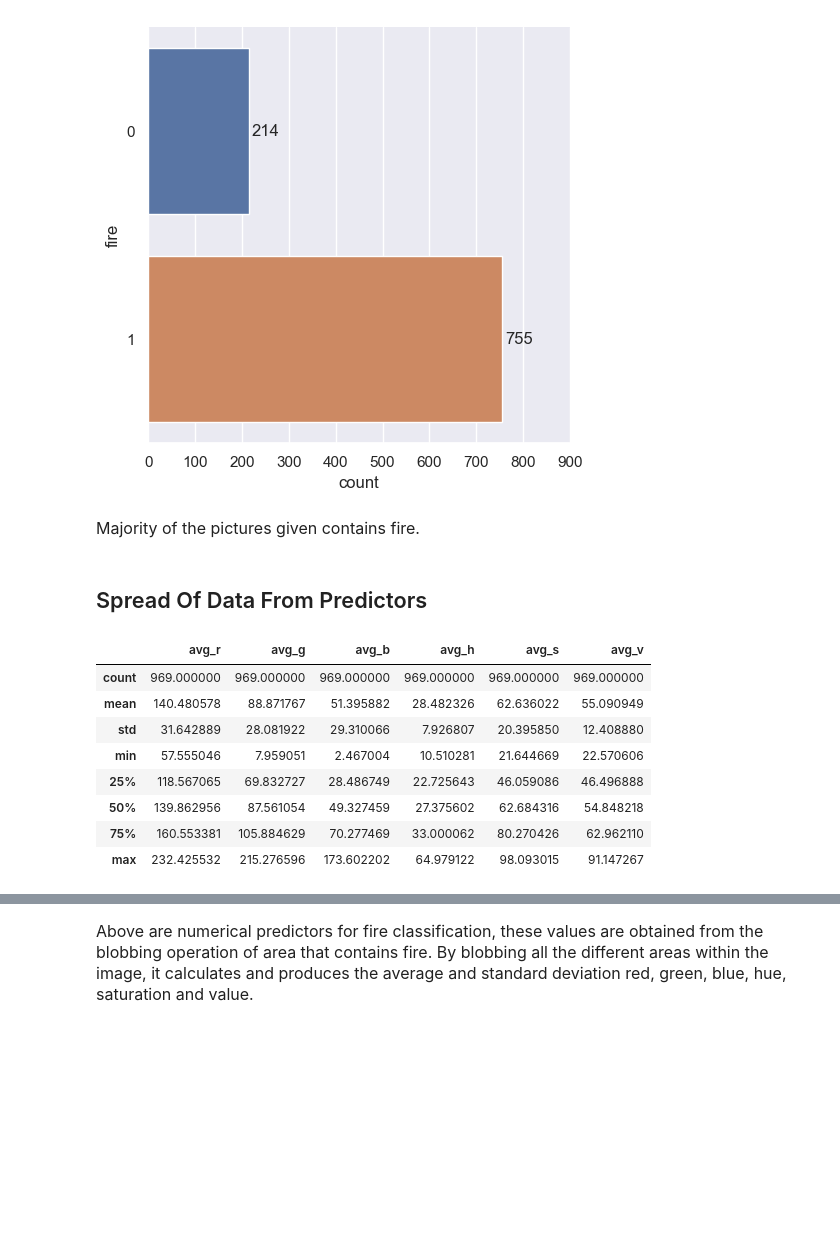
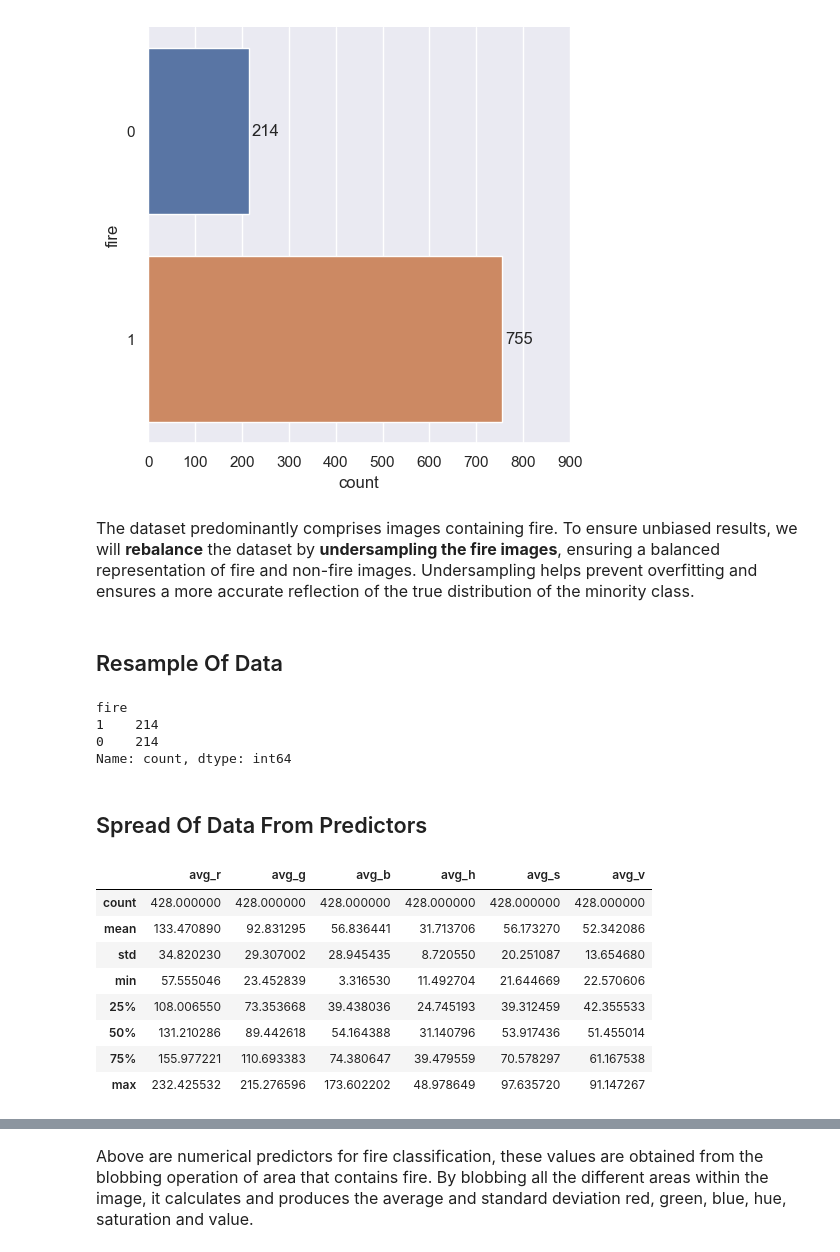
Before and after one commit to TayYuanGeng/SC1015-Mini-Project, a Jupyter notebook: Data Preparation & Cleaning.ipynb, the cells around one changed output, grey strips where cells are left out. Cells and saved outputs as stored; diff of their text form; code cells hidden in the pictures; blank space fills up the shorter version.

```diff
--- a/Data Preparation & Cleaning.ipynb
+++ b/Data Preparation & Cleaning.ipynb
@@ -69,7 +69,7 @@ memory usage: 124.9+ KB
 # %%
 filtered_data = pd.DataFrame(data=output_data)
 # Drop rows with all zeros
-filtered_data = df.loc[(df['size']!=0)]
+filtered_data = output_data.loc[(output_data['size']!=0)]
 # Remove gaps caused by dropped rows
 filtered_data.reset_index(drop=True, inplace=True)
 filtered_data.head()
@@ -131,19 +131,44 @@ plt.show()
 <Figure size 1000x600 with 0 Axes>
 [figure]
 # %% [markdown]
-<font size="3">Majority of the pictures given contains fire.</font>
+<font size="3">The dataset predominantly comprises images containing fire. To ensure unbiased results, we will <b>rebalance</b> the dataset by <b>undersampling the fire images</b>, ensuring a balanced representation of fire and non-fire images. Undersampling helps prevent overfitting and ensures a more accurate reflection of the true distribution of the minority class.</font>
+# %% [markdown]
+## Resample Of Data
+# %%
+from sklearn.utils import resample
+
+# Separate majority and minority classes
+fire_majority = filtered_data[filtered_data['fire'] == 1]
+non_fire_minority = filtered_data[filtered_data['fire'] == 0]
+
+# Downsample the majority class (fire) to match the minority class (non-fire)
+fire_downsampled = resample(fire_majority,
+                            replace=False,    # sample without replacement
+                            n_samples=len(non_fire_minority),    # match the number in minority class
+                            random_state=42)  # reproducible results
+
+# Combine downsampled majority class with minority class
+balanced_data = pd.concat([fire_downsampled, non_fire_minority])
+
+# Confirm balanced class distribution
+print(balanced_data['fire'].value_counts())
+# %% [output]
+fire
+1    214
+0    214
+Name: count, dtype: int64
 # %% [markdown]
 ## Spread Of Data From Predictors
 # %%
-df[['avg_r','avg_g','avg_b', 'avg_h', 'avg_s', 'avg_v']].describe()
+balanced_data[['avg_r','avg_g','avg_b', 'avg_h', 'avg_s', 'avg_v']].describe()
 # %% [output]
 |  | avg_r | avg_g | avg_b | avg_h | avg_s | avg_v |
-| count | 969.000000 | 969.000000 | 969.000000 | 969.000000 | 969.000000 | 969.000000 |
-| mean | 140.480578 | 88.871767 | 51.395882 | 28.482326 | 62.636022 | 55.090949 |
-| std | 31.642889 | 28.081922 | 29.310066 | 7.926807 | 20.395850 | 12.408880 |
-| min | 57.555046 | 7.959051 | 2.467004 | 10.510281 | 21.644669 | 22.570606 |
-| 25% | 118.567065 | 69.832727 | 28.486749 | 22.725643 | 46.059086 | 46.496888 |
-| 50% | 139.862956 | 87.561054 | 49.327459 | 27.375602 | 62.684316 | 54.848218 |
-| 75% | 160.553381 | 105.884629 | 70.277469 | 33.000062 | 80.270426 | 62.962110 |
-| max | 232.425532 | 215.276596 | 173.602202 | 64.979122 | 98.093015 | 91.147267 |
+| count | 428.000000 | 428.000000 | 428.000000 | 428.000000 | 428.000000 | 428.000000 |
+| mean | 133.470890 | 92.831295 | 56.836441 | 31.713706 | 56.173270 | 52.342086 |
+| std | 34.820230 | 29.307002 | 28.945435 | 8.720550 | 20.251087 | 13.654680 |
+| min | 57.555046 | 23.452839 | 3.316530 | 11.492704 | 21.644669 | 22.570606 |
+| 25% | 108.006550 | 73.353668 | 39.438036 | 24.745193 | 39.312459 | 42.355533 |
+| 50% | 131.210286 | 89.442618 | 54.164388 | 31.140796 | 53.917436 | 51.455014 |
+| 75% | 155.977221 | 110.693383 | 74.380647 | 39.479559 | 70.578297 | 61.167538 |
+| max | 232.425532 | 215.276596 | 173.602202 | 48.978649 | 97.635720 | 91.147267 |
 # %%
```
Also changed, not shown: parts of 9 cells of this notebook.
